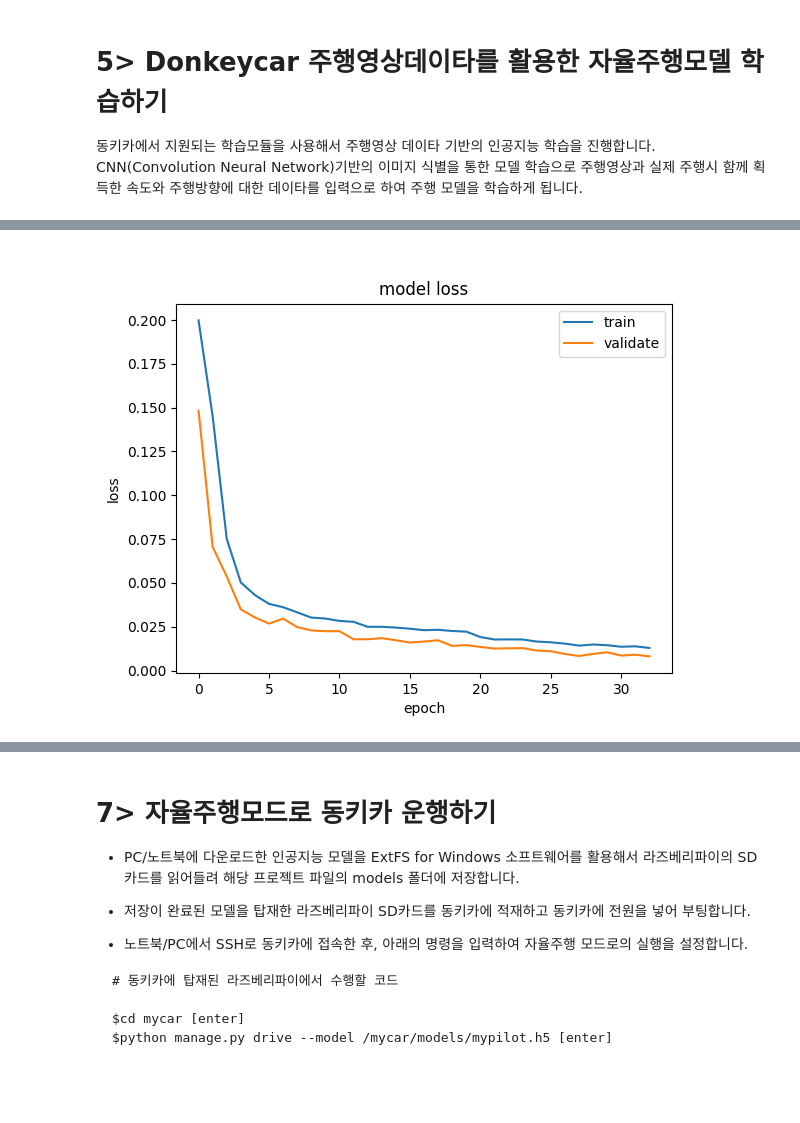
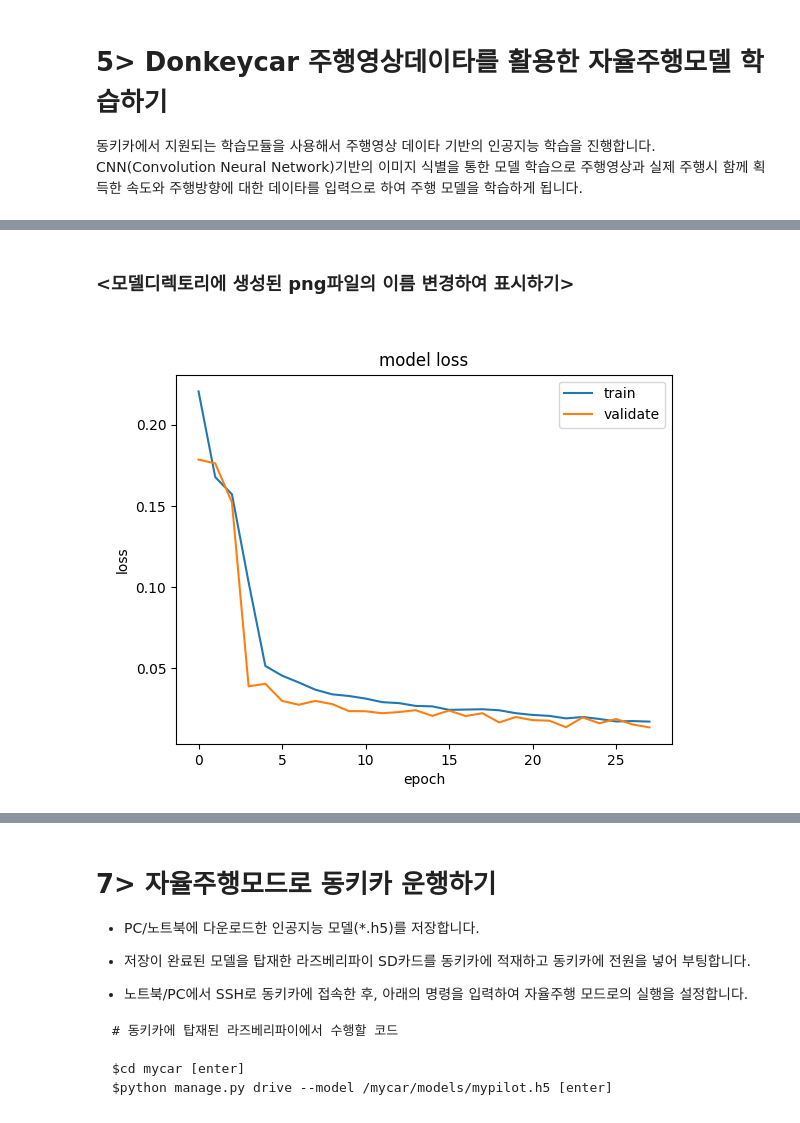
Before and after one commit to pletalk/EMPV-RPI-AutoDriving, a Jupyter notebook: 03-Donkeycar-Training-Colab/Donkey_Car_Sample_Driving_Data_Training_using_Google_Colab_KR_Edition_V1_1.ipynb, the cells around one changed output, grey strips where cells are left out. Drawn from its saved outputs; the diff is of its cells as text; code cells hidden in the pictures; blank space fills up the shorter version.

```diff
--- a/03-Donkeycar-Training-Colab/Donkey_Car_Sample_Driving_Data_Training_using_Google_Colab_KR_Edition_V1_1.ipynb
+++ b/03-Donkeycar-Training-Colab/Donkey_Car_Sample_Driving_Data_Training_using_Google_Colab_KR_Edition_V1_1.ipynb
@@ -338,18 +316,20 @@ using default model type of linear
 <Figure size 640x480 with 1 Axes>
+# %% [markdown]
+### <모델디렉토리에 생성된 png파일의 이름 변경하여 표시하기>
 # %%
 # 학습과정의 손실-인식율 그래프로 표시
 # models 디렉토리에 *.png파일로 저장
 
 from IPython.display import Image
 import os
 
 models_dir = '/content/mycar/models'
-acc_loss_filepath = 'mypilot.h5_loss_acc_0.008071.png'
+acc_loss_filepath = 'mypilot.h5_loss_acc_0.013605.png'
 
 filename = os.path.join(models_dir, acc_loss_filepath)
 Image(filename=filename)
 # %% [output]
-[figure, old version]
+[figure, new version]
 # %% [markdown]
 # 6> 학습한 모델 PC/노트북에 다운로드 하기
 
@@ -368,7 +348,7 @@ Image(filename=filename)
 # %% [markdown]
 # 7> 자율주행모드로 동키카 운행하기
 
-* PC/노트북에 다운로드한 인공지능 모델을 ExtFS for Windows 소프트웨어를 활용해서 라즈베리파이의 SD카드를 읽어들려 해당 프로젝트 파일의 models 폴더에 저장합니다.
+* PC/노트북에 다운로드한 인공지능 모델(*.h5)를 저장합니다.
 
 * 저장이 완료된 모델을 탑재한 라즈베리파이 SD카드를 동키카에 적재하고 동키카에 전원을 넣어 부팅합니다.
 
```
Also changed, not shown: parts of 16 cells of this notebook.
